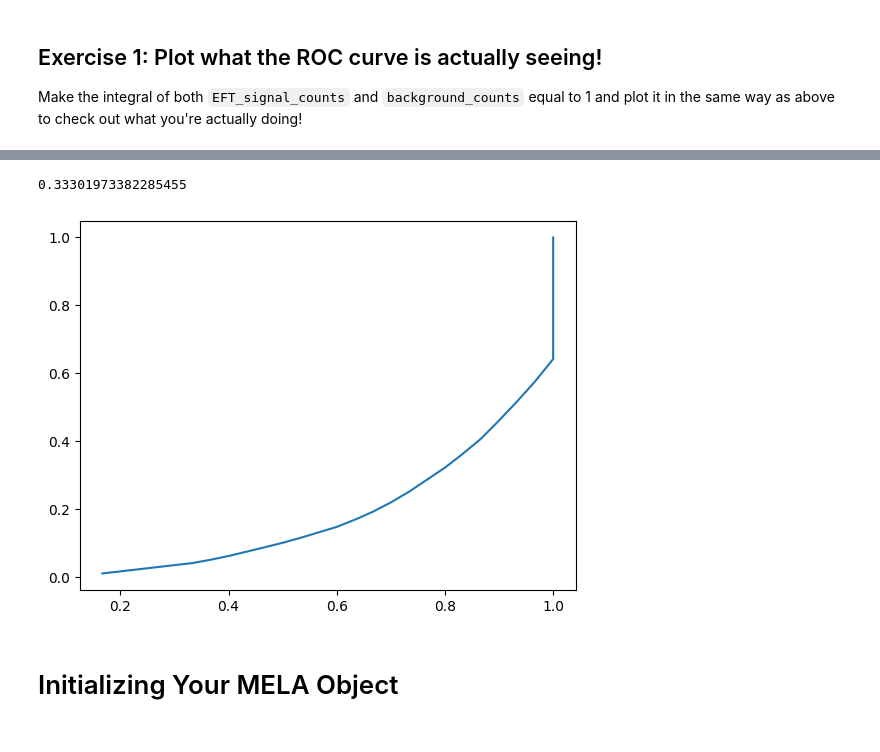
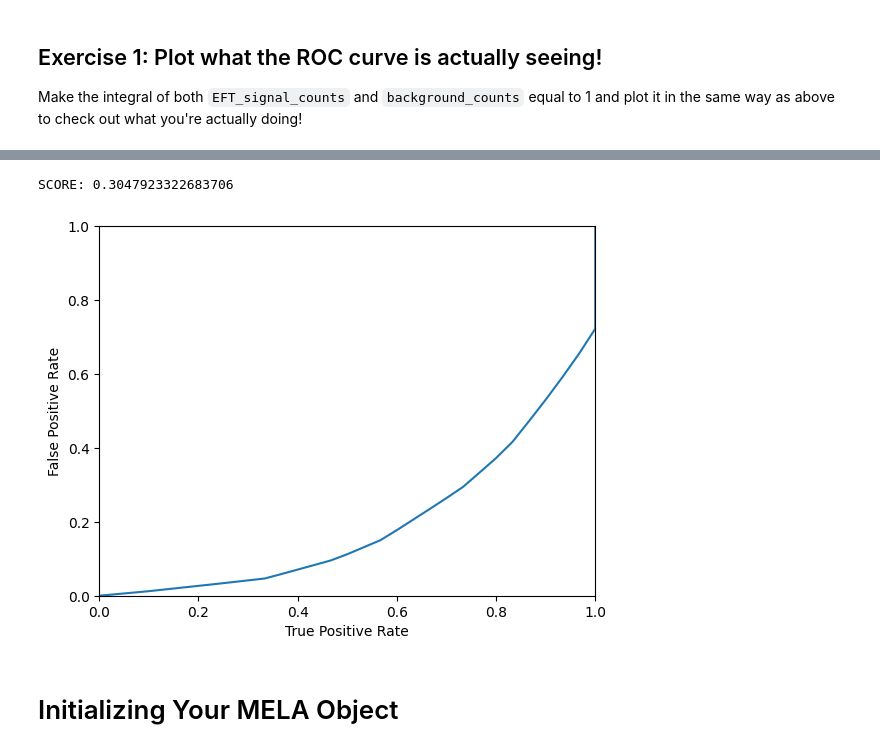
Before and after one commit to FNALLPC/cmseft, a Jupyter notebook: matrix_elements/Optimal_Observables.ipynb, the cells around one changed output, grey strips where cells are left out. Cells and saved outputs as stored; diff of their text form; code cells hidden in the pictures.

```diff
--- a/reweighting/Optimal_Observables.ipynb
+++ b/matrix_elements/Optimal_Observables.ipynb
@@ -142,24 +145,28 @@ AssertionError:
 # %%
 def ROC_curve(signal, background):
     ratios = np.argsort(signal/background)[::-1]
+    PAC = np.zeros(len(signal) + 1)
+    NAC = np.zeros(len(signal) + 1)
 
-    PAC = np.cumsum(signal[ratios]) #positive above cut
-    NAC = np.cumsum(background[ratios]) #negative above cut
+    PAC[1:] = np.cumsum(signal[ratios]) #positive above cut
+    NAC[1:] = np.cumsum(background[ratios]) #negative above cut
 
     TPR = PAC/(signal.sum())
     FPR = NAC/(background.sum())
 
 
     return TPR, FPR, np.abs(np.trapz(FPR, TPR))
 
 TPR, FPR, score = ROC_curve(EFT_signal_counts, background_counts)
 plt.plot(TPR, FPR)
+plt.xlim(0,1)
+plt.ylim(0,1)
 plt.xlabel("True Positive Rate")
 plt.ylabel("False Positive Rate")
-print(0.5 - score)
+print("SCORE:", 0.5 - score)
 # %% [output]
-0.33301973382285455
+SCORE: 0.3047923322683706
-[figure, old version]
+[figure, new version]
 # %% [markdown]
 # Initializing Your MELA Object
 # %% [markdown]
```
Also changed, not shown: parts of 44 cells of this notebook, 7 other files.
